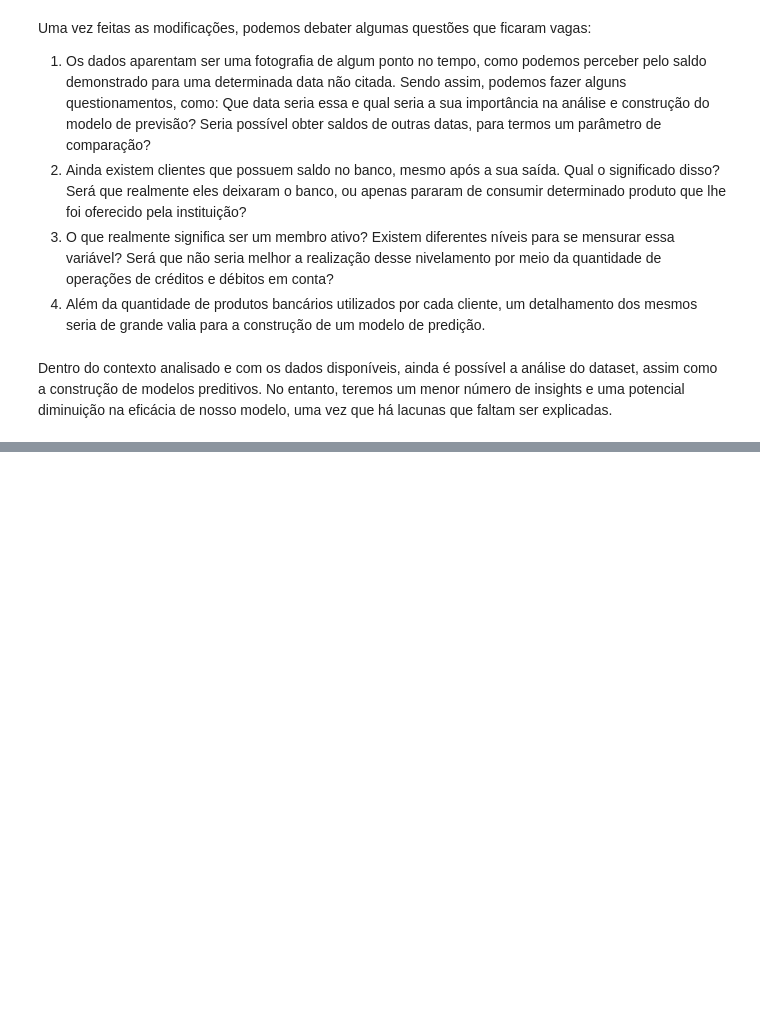
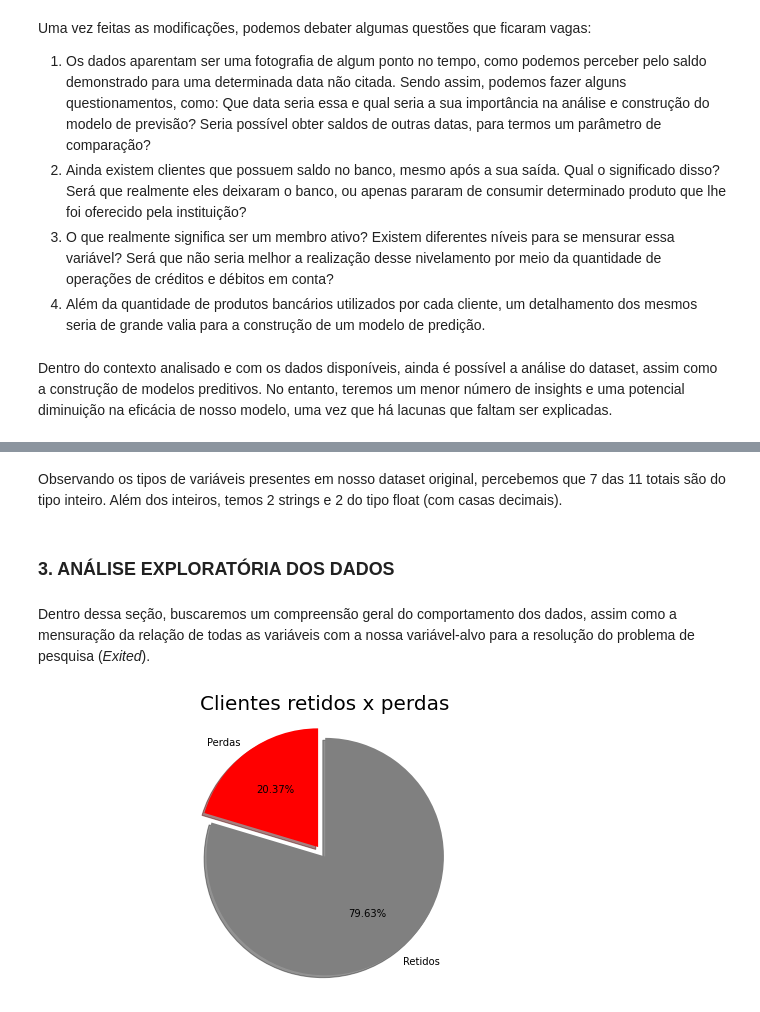
Before and after one commit to lucas-sls/Prevendo_churn_clientes, a Jupyter notebook: Análise e previsão do Churn de clientes em um banco.ipynb, the cells around one changed output, grey strips where cells are left out. Cells and saved outputs as stored; diff of their text form; code cells hidden in the pictures; blank space fills up the shorter version.

```diff
--- a/Análise e previsão do Churn de clientes em um banco.ipynb
+++ b/Análise e previsão do Churn de clientes em um banco.ipynb
@@ -130,0 +146,18 @@ Dentro do contexto analisado e com os dados disponíveis, ainda é possível a a
+# %% [markdown]
+Observando os tipos de variáveis presentes em nosso dataset original, percebemos que 7 das 11 totais são do tipo inteiro. Além dos inteiros, temos 2 strings e 2 do tipo float (com casas decimais).
+# %% [markdown]
+### 3. ANÁLISE EXPLORATÓRIA DOS DADOS
+# %% [markdown]
+Dentro dessa seção, buscaremos um compreensão geral do comportamento dos dados, assim como a mensuração da relação de todas as variáveis com a nossa variável-alvo para a resolução do problema de pesquisa (*Exited*).
+# %%
+legendas = 'Perdas', 'Retidos'
+frame = [df.Exited[df['Exited'] == 1].count(), df.Exited[df['Exited']==0].count()]
+explode = (0, 0.1)
+fig1, ax1 = plt.subplots(figsize=(10, 5))
+ax1.pie(frame, explode=explode, labels=legendas, autopct='%1.2f%%',
+        shadow=True, startangle=90, colors=['red','gray'])
+ax1.axis('equal')
+plt.title("Clientes retidos x perdas", size = 20)
+plt.show()
+# %% [output]
+[figure, added]
```
Also changed, not shown: parts of 6 cells of this notebook.
